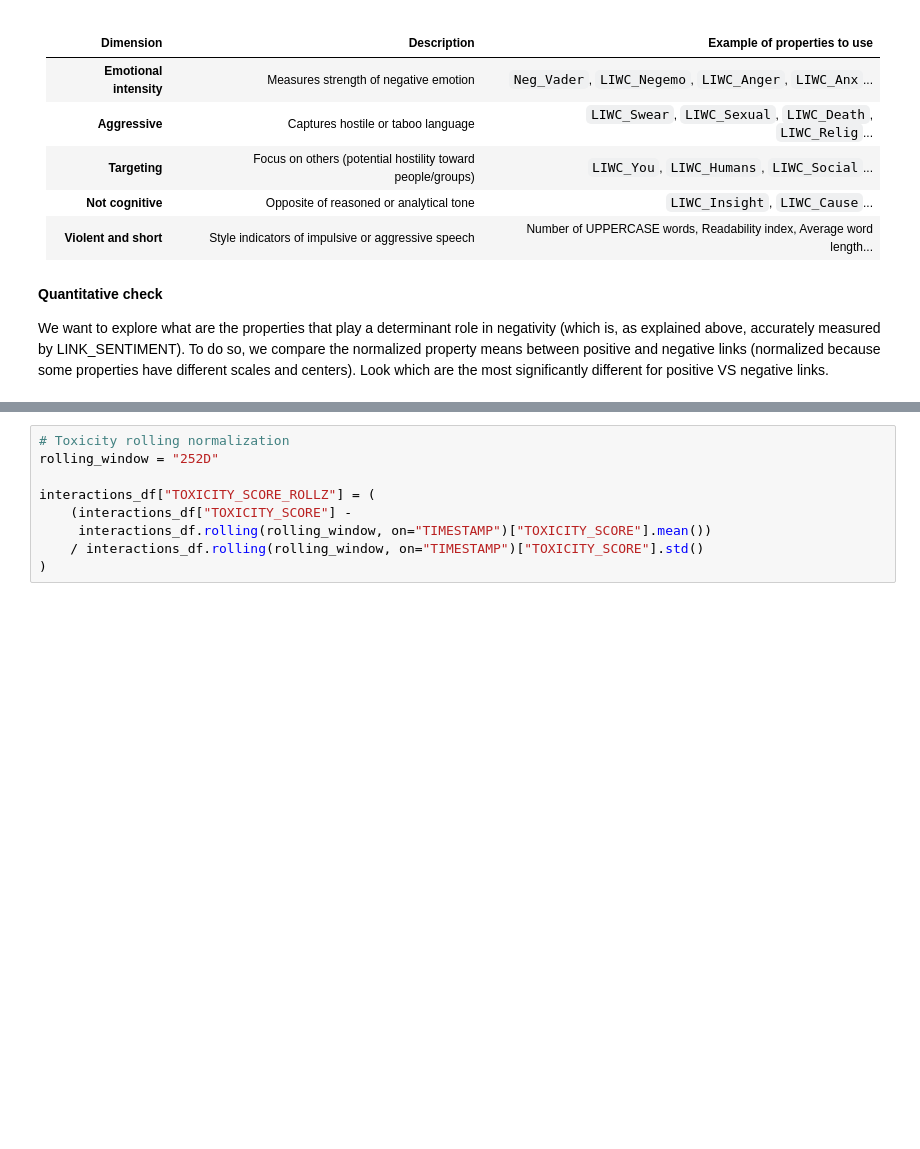
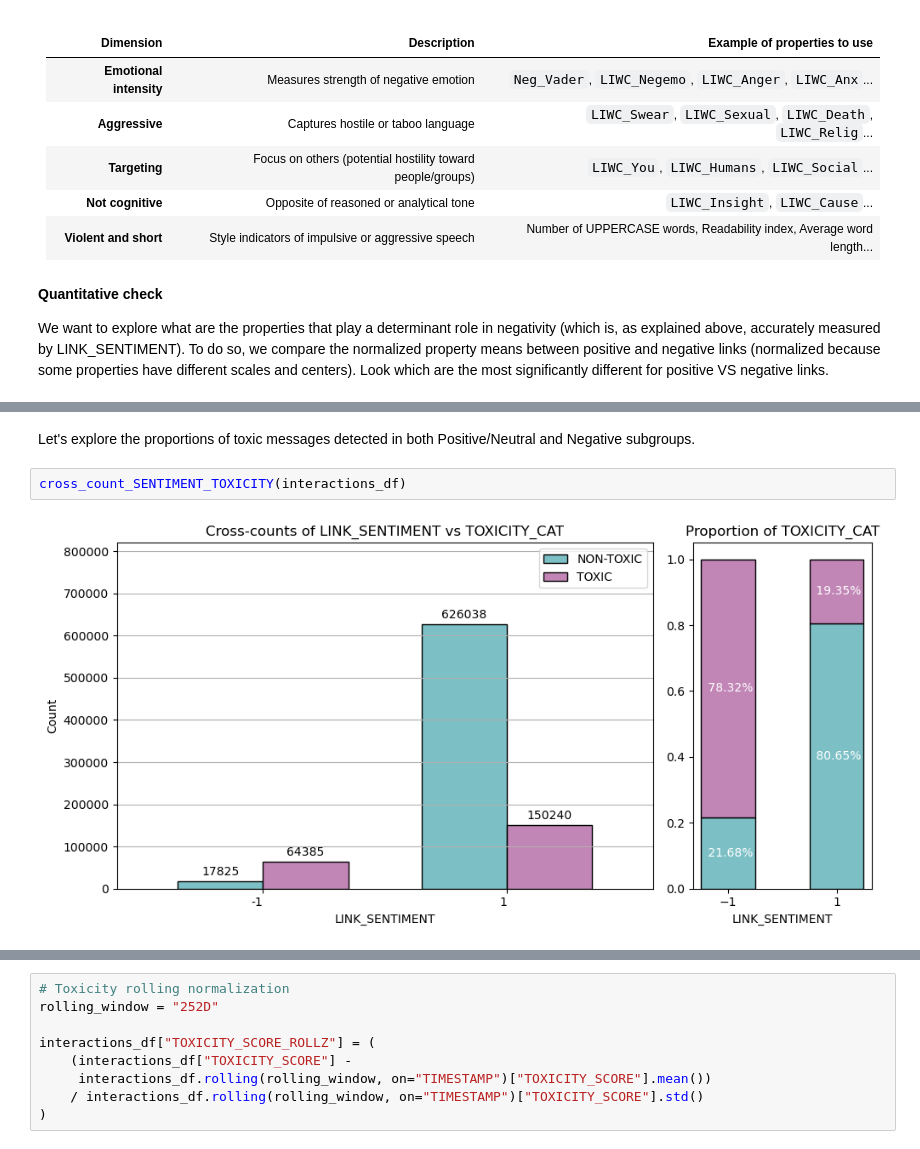
Before and after one commit to AkselAcar/ada-2025-project-adastra, a Jupyter notebook: results_metric.ipynb, the cells around one changed output, grey strips where cells are left out. Drawn from its saved outputs; the diff is of its cells as text; blank space fills up the shorter version.

```diff
--- a/results_metric.ipynb
+++ b/results_metric.ipynb
@@ -325,0 +222,6 @@ plt.show()
+# %% [markdown]
+Let's explore the proportions of toxic messages detected in both Positive/Neutral and Negative subgroups.
+# %%
+cross_count_SENTIMENT_TOXICITY(interactions_df)
+# %% [output]
+[figure, added]
```
Also changed, not shown: parts of 17 cells of this notebook, 2 other files.
